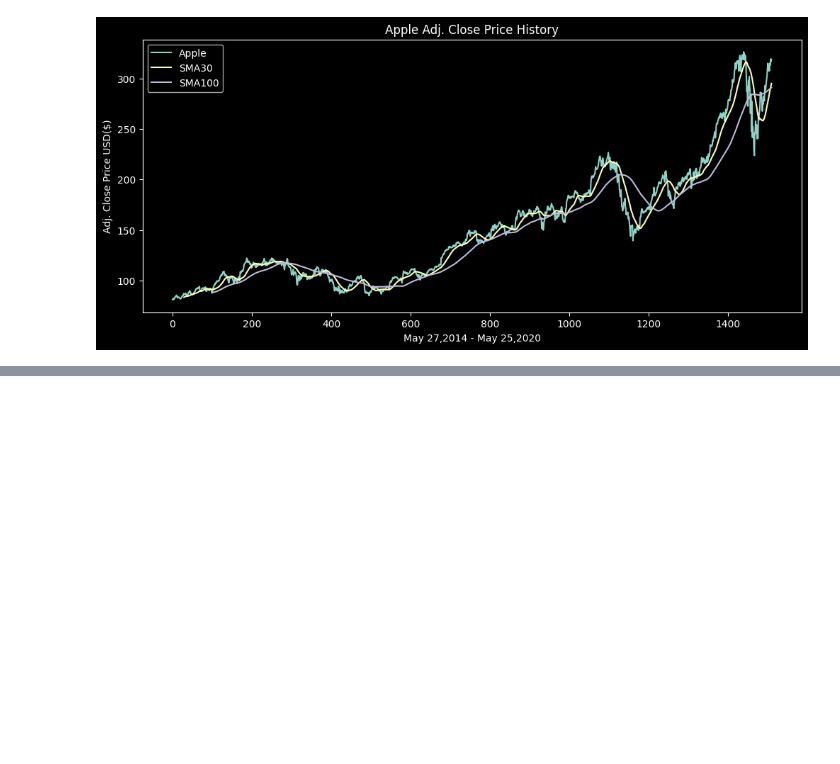
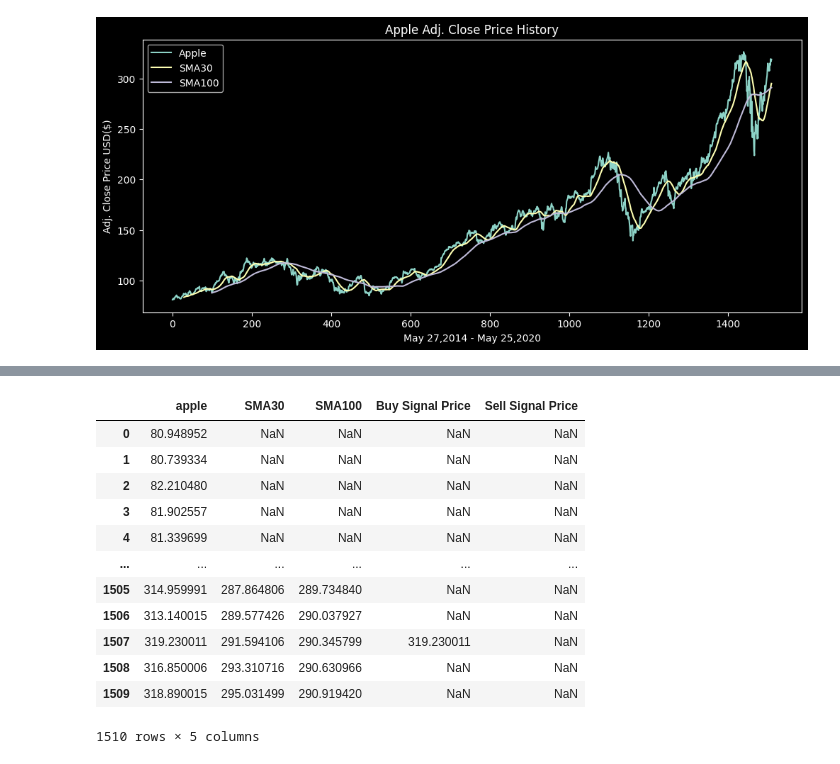
Before and after one commit to anhxd/anhxd, a Jupyter notebook: stock.ipynb, the cells around one changed output, grey strips where cells are left out. Saved outputs shown, nothing was run; the diff lists cells and outputs as text; code cells hidden in the pictures; blank space fills up the shorter version.

```diff
--- a/stock.ipynb
+++ b/stock.ipynb
@@ -81,3 +81,9 @@ plt.legend(loc='upper left')
 plt.show()
 # %% [output]
 [figure]
+# %%
+data = pd.DataFrame()
+data['apple'] = apple['Adj Close Price']
+data['SMA30'] = sma30['Adj Close Price']
+data['SMA100'] = sma100['Adj Close Price']
+data
@@ -83,0 +130,20 @@ plt.show()
+# %%
+buySell = buySell(data)
+data['Buy Signal Price'] = buySell[0]
+data['Sell Signal Price'] = buySell[1]
+# To show the data
+data
+# %% [output]
+|  | apple | SMA30 | SMA100 | Buy Signal Price | Sell Signal Price |
+| 0 | 80.948952 | NaN | NaN | NaN | NaN |
+| 1 | 80.739334 | NaN | NaN | NaN | NaN |
+| 2 | 82.210480 | NaN | NaN | NaN | NaN |
+| 3 | 81.902557 | NaN | NaN | NaN | NaN |
+| 4 | 81.339699 | NaN | NaN | NaN | NaN |
+| ... | ... | ... | ... | ... | ... |
+| 1505 | 314.959991 | 287.864806 | 289.734840 | NaN | NaN |
+| 1506 | 313.140015 | 289.577426 | 290.037927 | NaN | NaN |
+| 1507 | 319.230011 | 291.594106 | 290.345799 | 319.230011 | NaN |
+| 1508 | 316.850006 | 293.310716 | 290.630966 | NaN | NaN |
+| 1509 | 318.890015 | 295.031499 | 290.919420 | NaN | NaN |
+1510 rows × 5 columns
```
Also changed, not shown: parts of 3 cells of this notebook.
